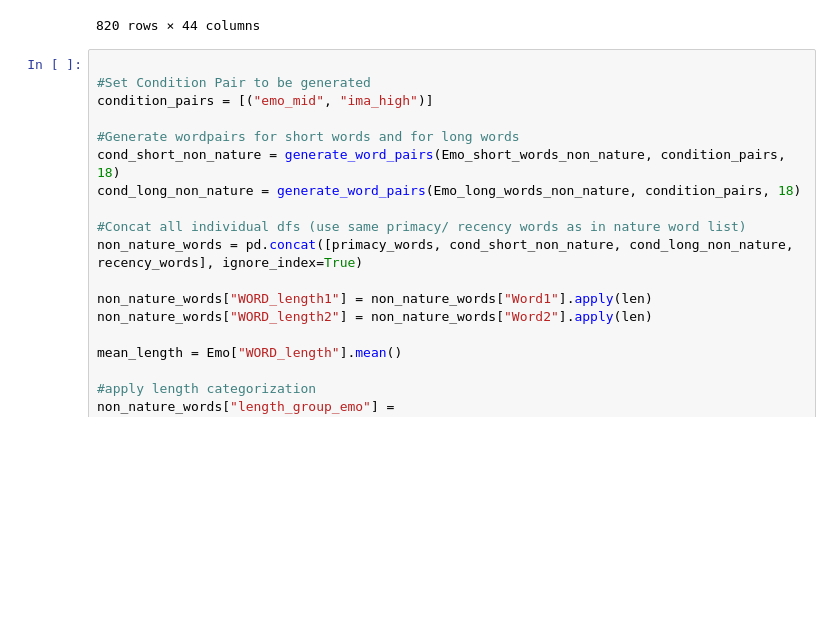
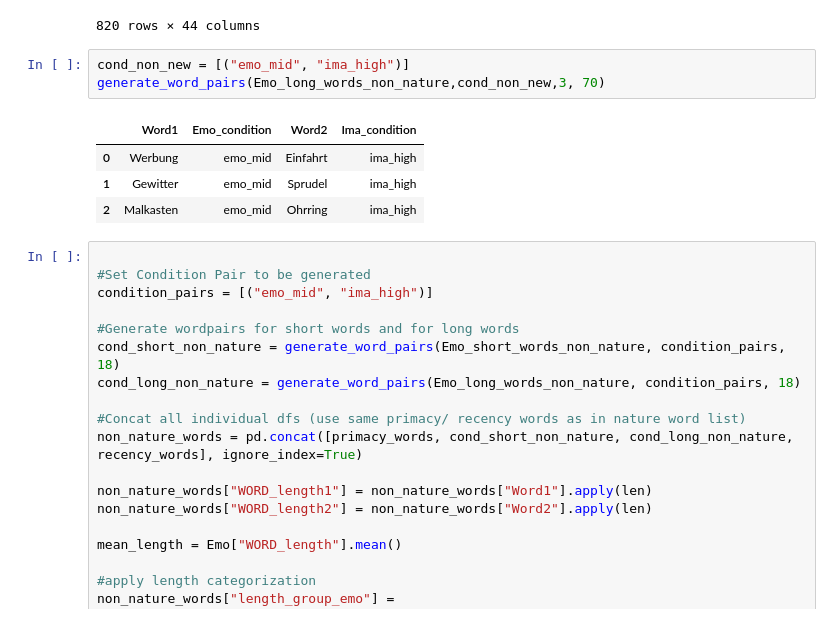
Before and after one commit to AlfredSwitchog/NeuroLab_3.10, a Jupyter notebook: PsychoPy/generate_word_pair_list.ipynb, the cells around one changed output. Cells and saved outputs as stored; diff of their text form; blank space fills up the shorter version.

```diff
--- a/PsychoPy/generate_word_pair_list.ipynb
+++ b/PsychoPy/generate_word_pair_list.ipynb
@@ -275,6 +297,14 @@ Emo_long_words_non_nature = Emo_words_non_nature[(Emo_words_non_nature['length_g
 | 2589 | Zwielicht | 9 | 11 | 10 | 12 | 45.11 | 30.27 | 57.60 | 52.33 | ... |
 | 2591 | Zylinder | 12 | 9 | 12 | 11 | 80.75 | 85.44 | 89.92 | 81.91 | ... |
 820 rows × 44 columns
+# %%
+cond_non_new = [("emo_mid", "ima_high")]
+generate_word_pairs(Emo_long_words_non_nature,cond_non_new,3, 70)
+# %% [output]
+|  | Word1 | Emo_condition | Word2 | Ima_condition |
+| 0 | Werbung | emo_mid | Einfahrt | ima_high |
+| 1 | Gewitter | emo_mid | Sprudel | ima_high |
+| 2 | Malkasten | emo_mid | Ohrring | ima_high |
 # %%
 
 #Set Condition Pair to be generated
```
Also changed, not shown: parts of 6 cells of this notebook, 6 other files.
